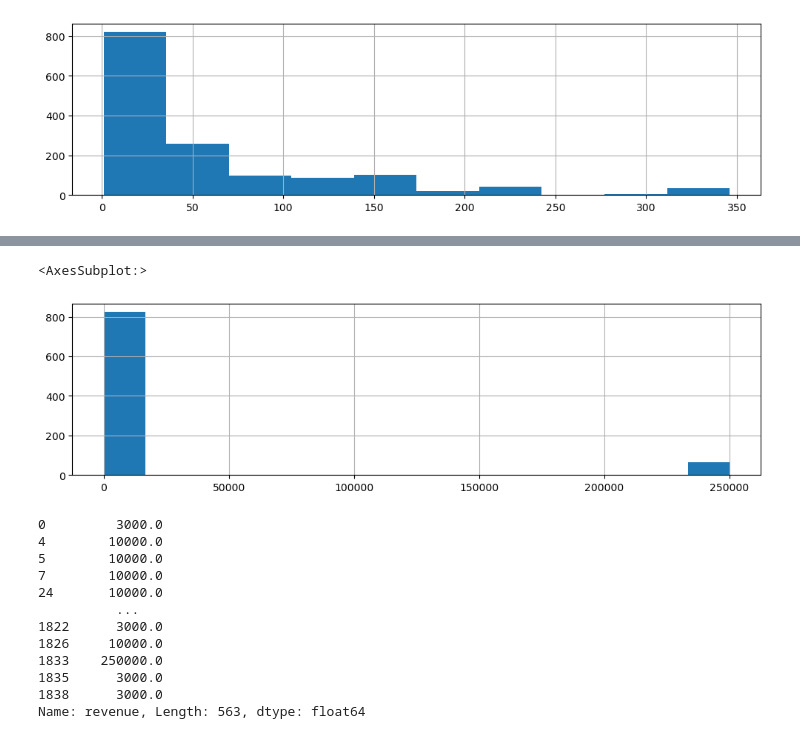
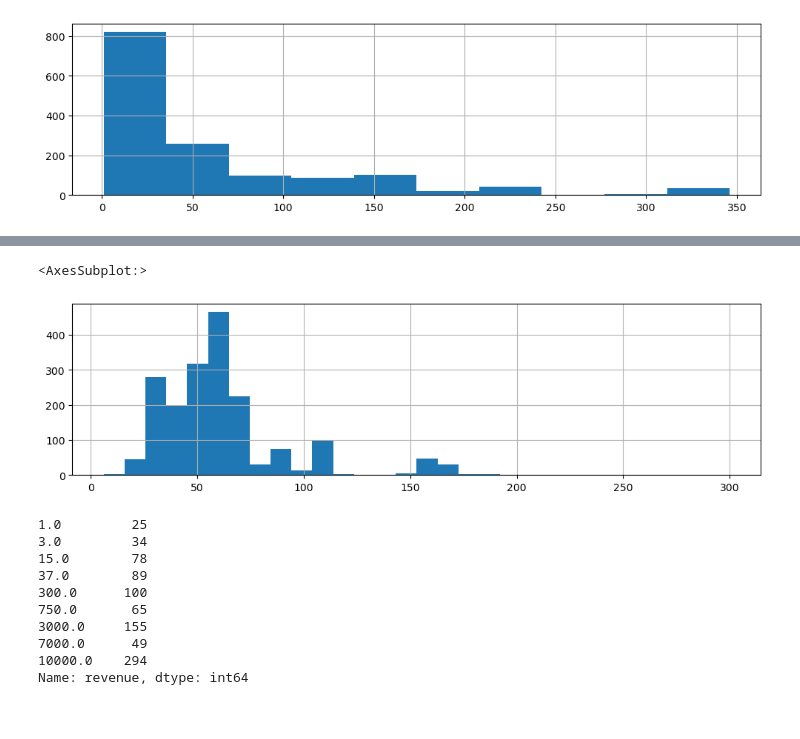
Before and after one commit to Johanlai/ds_salary_project, a Jupyter notebook: EDA.ipynb, the cells around one changed output, grey strips where cells are left out. Cells and saved outputs as stored; diff of their text form; code cells hidden in the pictures.

```diff
--- a/EDA.ipynb
+++ b/EDA.ipynb
@@ -14,6 +14,9 @@ df.head()
 | 3 | Network Homes | Reports and Data Officer (12 Mont... | Hertford, England | 750.0 | 7.0 | Company - Private | Construction | Construction, Repair & Maintenanc... | ... |
 | 4 | Adeccogroup | Data Visualisation Manager (Hybri... | London, England | 10000.0 | NaN | Company - Public | HR Consulting | Human Resources & Staffing | ... |
 5 rows × 30 columns
+# %%
+# Drop outliers found in eda
+df.drop(index=df.salary_thousands[df.salary_thousands<10].index, inplace=True)
 # %%
 df.info()
 # %% [output]
@@ -57,6 +60,3 @@ df['comp_age'].hist(figsize=(12,3))
 # %% [output]
 <AxesSubplot:>
 [figure]
-# %%
-df['salary'] = df.salary.apply(lambda x: x if x==np.nan else x/1000)
-df['salary'].hist(figsize=(12,3), bins=15)
@@ -66,20 +78,18 @@ df['salary'].hist(figsize=(12,3), bins=15)
 # %%
-df['revenue'].hist(figsize=(12,3), bins=15)
+df['salary_thousands'].hist(figsize=(12,3), bins=30)
 # %% [output]
 <AxesSubplot:>
-[figure, old version]
+[figure, new version]
 # %%
-df.revenue[df.revenue>1000]
+df['revenue'][df['revenue']>0].value_counts().sort_index()
 # %% [output]
-0         3000.0
-4        10000.0
-5        10000.0
-7        10000.0
-24       10000.0
-          ...
-1822      3000.0
-1826     10000.0
-1833    250000.0
-1835      3000.0
-1838      3000.0
-Name: revenue, Length: 563, dtype: float64
+1.0         25
+3.0         34
+15.0        78
+37.0        89
+300.0      100
+750.0       65
+3000.0     155
+7000.0      49
+10000.0    294
+Name: revenue, dtype: int64
```
Also changed, not shown: parts of 32 cells of this notebook, 1 other file.
